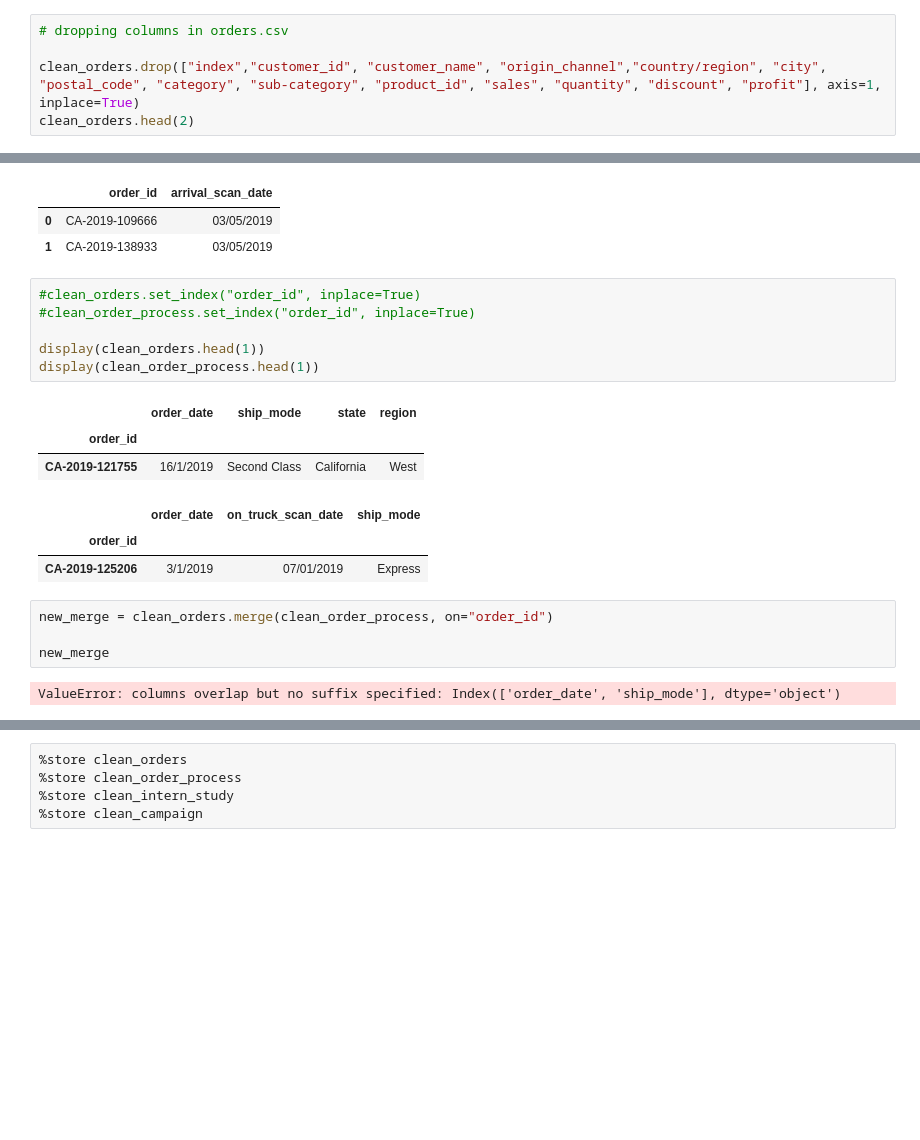
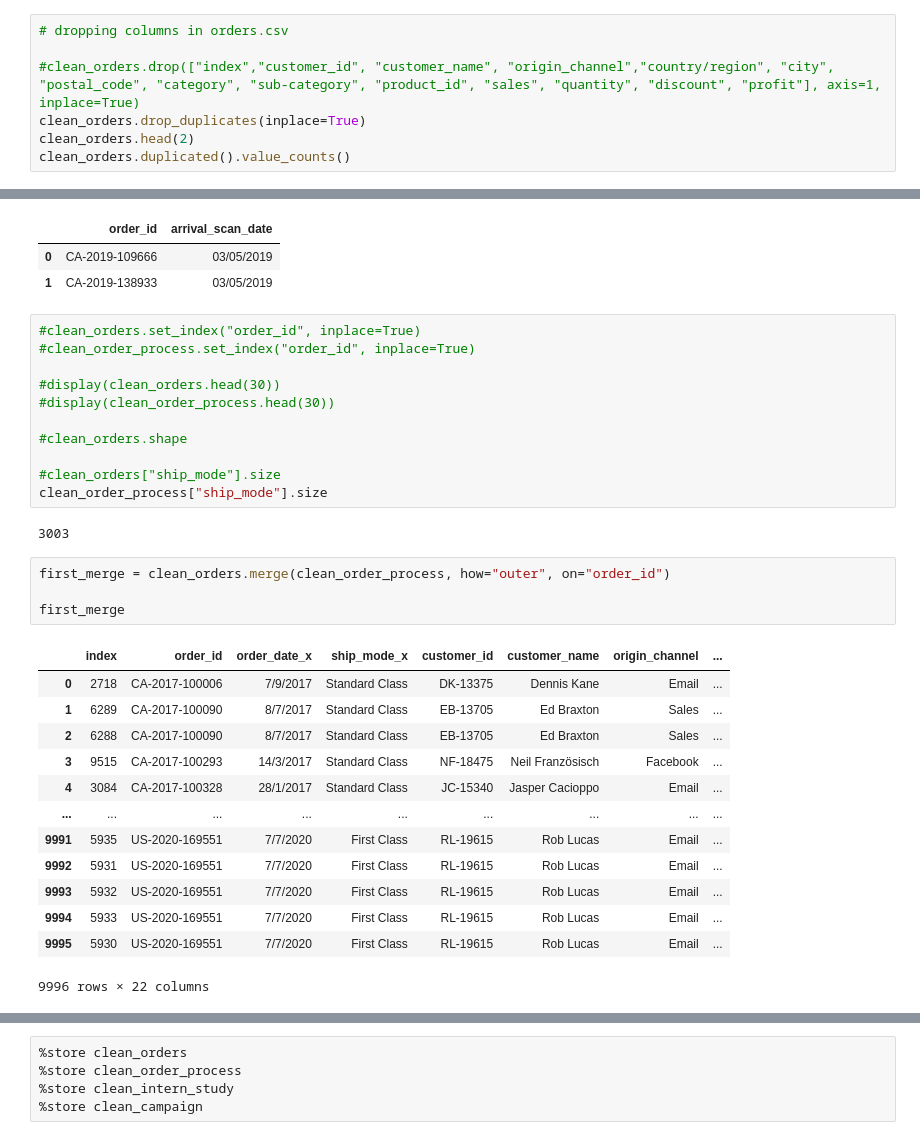
Before and after one commit to GioGonzalez07/EDA_project, a Jupyter notebook: cleaning_point.ipynb, the cells around one changed output, grey strips where cells are left out. Drawn from its saved outputs; the diff is of its cells as text; blank space fills up the shorter version.

```diff
--- a/cleaning_point.ipynb
+++ b/cleaning_point.ipynb
@@ -29,6 +29,8 @@ columns_format(clean_campaign)
 # %%
 # dropping columns in orders.csv
 
-clean_orders.drop(["index","customer_id", "customer_name", "origin_channel","country/region", "city", "postal_code", "category", "sub-category", "product_id", "sales", "quantity", "discount", "profit"], axis=1, inplace=True)
+#clean_orders.drop(["index","customer_id", "customer_name", "origin_channel","country/region", "city", "postal_code", "category", "sub-category", "product_id", "sales", "quantity", "discount", "profit"], axis=1, inplace=True)
+clean_orders.drop_duplicates(inplace=True)
 clean_orders.head(2)
+clean_orders.duplicated().value_counts()
 # %% [output]
@@ -61,18 +68,30 @@ clean_campaign.head(2)
 #clean_orders.set_index("order_id", inplace=True)
 #clean_order_process.set_index("order_id", inplace=True)
 
-display(clean_orders.head(1))
-display(clean_order_process.head(1))
+#display(clean_orders.head(30))
+#display(clean_order_process.head(30))
+
+#clean_orders.shape
+
+#clean_orders["ship_mode"].size
+clean_order_process["ship_mode"].size
 # %% [output]
-|  | order_date | ship_mode | state | region |
-| order_id |  |  |  |  |
-| CA-2019-121755 | 16/1/2019 | Second Class | California | West |
-|  | order_date | on_truck_scan_date | ship_mode |
-| order_id |  |  |  |
-| CA-2019-125206 | 3/1/2019 | 07/01/2019 | Express |
+3003
 # %%
-new_merge = clean_orders.merge(clean_order_process, on="order_id")
+first_merge = clean_orders.merge(clean_order_process, how="outer", on="order_id")
 
-new_merge
+first_merge
 # %% [output]
+|  | index | order_id | order_date_x | ship_mode_x | customer_id | customer_name | origin_channel | ... |
+| 0 | 2718 | CA-2017-100006 | 7/9/2017 | Standard Class | DK-13375 | Dennis Kane | Email | ... |
+| 1 | 6289 | CA-2017-100090 | 8/7/2017 | Standard Class | EB-13705 | Ed Braxton | Sales | ... |
+| 2 | 6288 | CA-2017-100090 | 8/7/2017 | Standard Class | EB-13705 | Ed Braxton | Sales | ... |
+| 3 | 9515 | CA-2017-100293 | 14/3/2017 | Standard Class | NF-18475 | Neil Französisch | Facebook | ... |
+| 4 | 3084 | CA-2017-100328 | 28/1/2017 | Standard Class | JC-15340 | Jasper Cacioppo | Email | ... |
+| ... | ... | ... | ... | ... | ... | ... | ... | ... |
+| 9991 | 5935 | US-2020-169551 | 7/7/2020 | First Class | RL-19615 | Rob Lucas | Email | ... |
+| 9992 | 5931 | US-2020-169551 | 7/7/2020 | First Class | RL-19615 | Rob Lucas | Email | ... |
+| 9993 | 5932 | US-2020-169551 | 7/7/2020 | First Class | RL-19615 | Rob Lucas | Email | ... |
+| 9994 | 5933 | US-2020-169551 | 7/7/2020 | First Class | RL-19615 | Rob Lucas | Email | ... |
+| 9995 | 5930 | US-2020-169551 | 7/7/2020 | First Class | RL-19615 | Rob Lucas | Email | ... |
-ValueError: columns overlap but no suffix specified: Index(['order_date', 'ship_mode'], dtype='object')
+9996 rows × 22 columns
```
Also changed, not shown: parts of 10 cells of this notebook, 1 other file.
